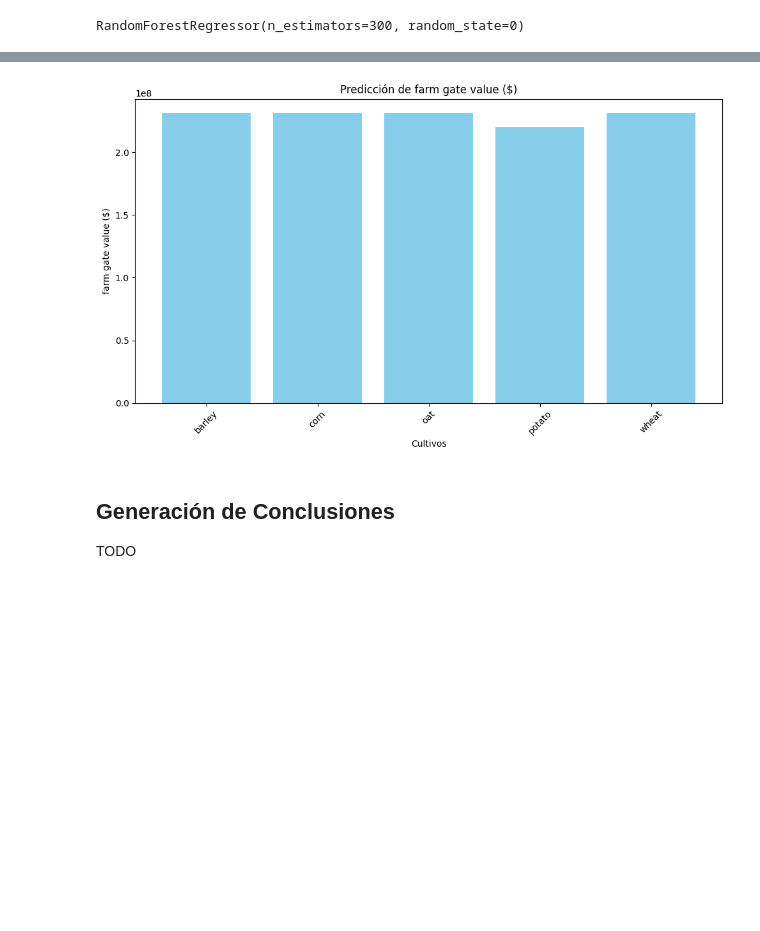
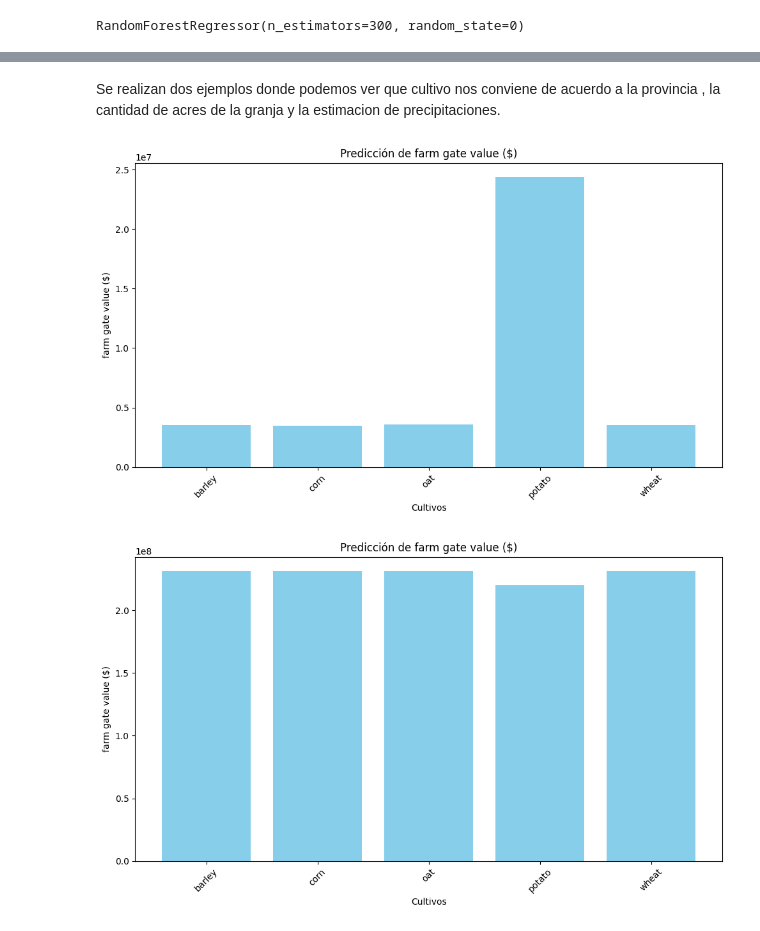
Before and after one commit to FlavioLionelRita/utn-data-science-labs, a Jupyter notebook: Exercises/05-ProduccionAgricola/lab.ipynb, the cells around one changed output, grey strips where cells are left out. Saved outputs shown, nothing was run; the diff lists cells and outputs as text; code cells hidden in the pictures; blank space fills up the shorter version.

```diff
--- a/Exercises/05-ProduccionAgricola/lab.ipynb
+++ b/Exercises/05-ProduccionAgricola/lab.ipynb
@@ -399,0 +423,10 @@ df2.head()
+# %%
+import seaborn as sns
+"""Valor por Acre por provincia por cultivo en 2022"""
+field = 'farm gate value ($)'
+data = df[(df['year'].astype(int) == 2022)].copy()
+data[field] = (data[field] / 1000000).round(1)
+data = data.groupby(['crop', 'province'])[field].sum().reset_index()
+heatmap_data = data.pivot(index='crop', columns='province', values=field)
+plt.figure(figsize=(12, 8))
+sns.heatmap(heatmap_data, cmap="YlGnBu", annot=True, fmt=".1f", cbar_kws={'label': 'farm gate value'})
@@ -400,5 +440,3 @@ df2.head()
 # %%
-
-# Se queda con las columnas necesarias
-X = df2.loc[:, ['province', 'crop', 'precipitation(mm)', 'harvested area (acres)']]
-y = df2.loc[:, ['farm gate value ($)']]
+X = df.loc[:, ['province', 'crop', 'precipitation(mm)', 'harvested area (acres)']]
+y = df.loc[:, ['farm gate value ($)']]
@@ -420,22 +463,17 @@ RandomForestRegressor(n_estimators=300, random_state=0)
 y_pred = regression.predict(X_test)
 # Crear una lista para almacenar los valores
 resultados = []
-
 # Iterar sobre los valores de test y predichos
 for i in range(len(y_test)):
     valor_real = int(y_test.iloc[i, 0])  # Convertir a entero
     valor_predicho = int(y_pred[i])      # Convertir a entero
     diferencia = abs(valor_real - valor_predicho)
     porcentaje_diferencia = round((diferencia / valor_real) * 100, 3)  # Calcular el porcentaje con 3 decimales
-
     # Agregar los valores a la lista
     resultados.append([valor_real, valor_predicho, porcentaje_diferencia])
-
 # Crear un DataFrame
-df = pd.DataFrame(resultados, columns=['Valor de test', 'Valor predicho', 'Diferencia (%)'])
-
-# Mostrar el DataFrame
-print(df)
+df3 = pd.DataFrame(resultados, columns=['Valor de test', 'Valor predicho', 'Diferencia (%)'])
+print(df3)
 # %% [output]
     Valor de test  Valor predicho  Diferencia (%)
 0         3705400         3505962           5.382
@@ -458,15 +501,15 @@ warnings.filterwarnings("ignore", category=UserWarning)
 
 def predictFarGateValuePerCrop(province, crop, precipitation, acres):
     data = { 'precipitation(mm)': precipitation, 'harvested area (acres)': acres }
-    for c in sorted(df2['crop'].unique()):
+    for c in sorted(df['crop'].unique()):
         data[f'crop_{c}'] = 1 if c == crop else 0
-    for p in sorted(df2['province'].unique()):
+    for p in sorted(df['province'].unique()):
         data[f'province_{p}'] = 1 if p == province else 0
     return regression.predict(pd.DataFrame([data]))
 
 def predictFarGateValuePerCrops(province, precipitation, acres):
     results = []
-    for crop in sorted(df2['crop'].unique()):
+    for crop in sorted(df['crop'].unique()):
         value = predictFarGateValuePerCrop(province, crop, precipitation, acres)
         results.append({'crop':crop,'value':value[0]})
     return results
@@ -485,17 +528,16 @@ def showResults(results):
     plt.xticks(rotation=45)  # Rotar las etiquetas del eje x para mayor claridad
     plt.tight_layout()  # Ajustar el diseño para evitar cortar las etiquetas
     plt.show()
+# %% [markdown]
+Se realizan dos ejemplos donde podemos ver que cultivo nos conviene de acuerdo a la provincia , la cantidad de acres de la granja y la estimacion de precipitaciones.
 # %%
 # Se realiza la predicción para la provincia de 'AB' con una precipitación de 100 mm y 1000 acres
-# results = predictFarGateValuePerCrops('AB', 100, 1000)
-# showResults(results)
+results = predictFarGateValuePerCrops('AB', 100, 1000)
+showResults(results)
 
 # Se realiza la predicción para la provincia de 'SK' con una precipitación de 300 mm y 643000 acres
 results = predictFarGateValuePerCrops('MB', 1000, 8500000)
 showResults(results)
 # %% [output]
-[figure, old version]
+[figure, new version]
+[figure, added]
-# %% [markdown]
-## Generación de Conclusiones
-
-TODO
```
Also changed, not shown: parts of 29 cells of this notebook.
